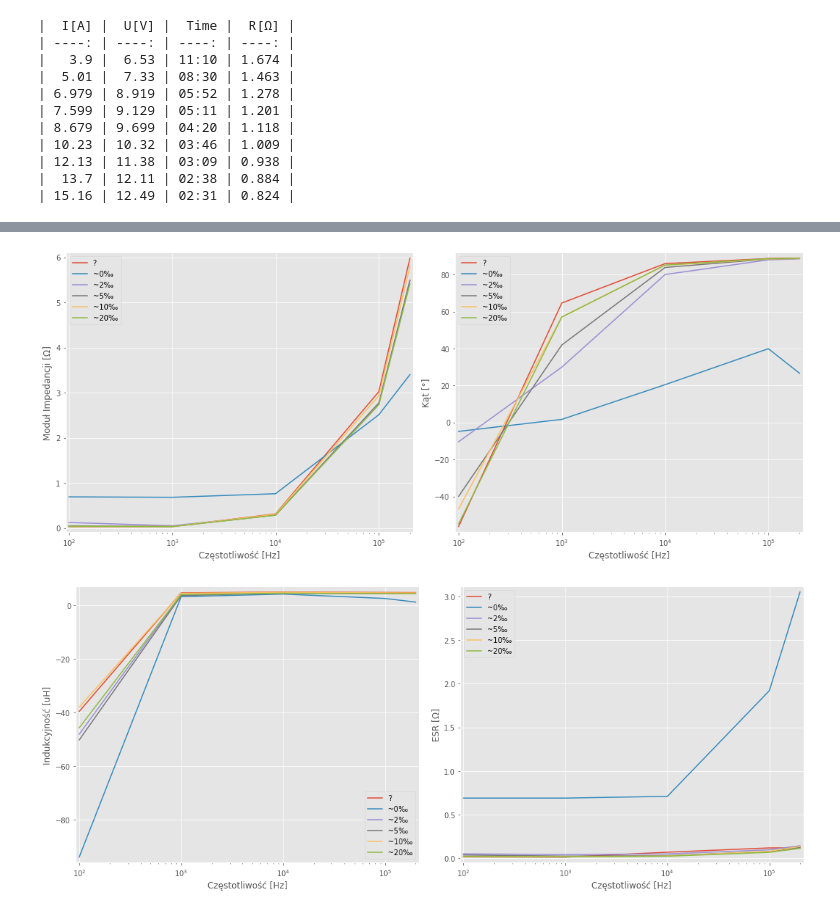
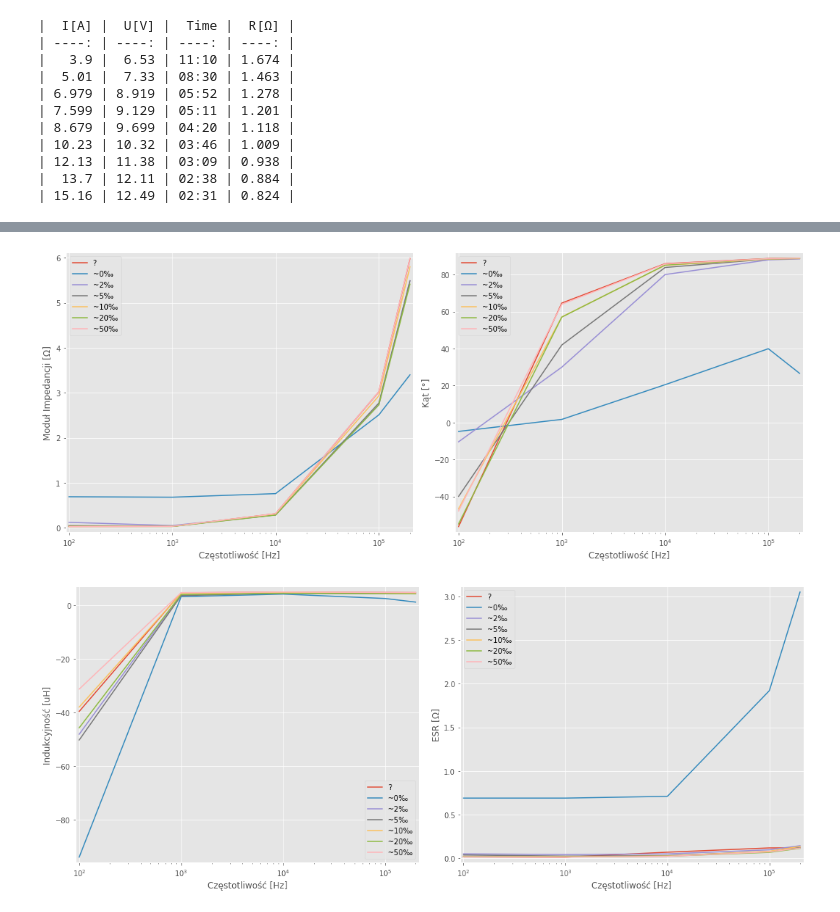
Before and after one commit to Xaeian/umg, a Jupyter notebook: jupyter/eclz-static-rlc.ipynb, the cells around one changed output, grey strips where cells are left out. Saved outputs shown, nothing was run; the diff lists cells and outputs as text; code cells hidden in the pictures.

```diff
--- a/jupyter/eclz-static-rlc.ipynb
+++ b/jupyter/eclz-static-rlc.ipynb
@@ -277,0 +319,20 @@ md.table(sys.stdout, array, md_fields, md_head, md_align)
+# %%
+I100 = [4.85, 5.54, 7.28, 8.80, 10.07, 12.12, 14.02, 17.10, 20.05, 23.01, 26.04, 30.10, 34.16, 40.1, 45.4, 50.4, 60.3, 69.7, 80.5]
+U100 = [2.25, 2.30, 2.40, 2.50, 2.59, 2.70, 2.82, 3.00, 3.16, 3.30, 3.47, 3.75, 3.86, 3.98, 4.09, 4.20, 4.33, 4.44, 4.59]
+t100 = ["14:30", "11:54", "09:06", "07:28", "06:21", "05:21", "04:35", "03:47", "03:12", "02:47", "02:28", "02:05", "01:48", "01:26", "01:15", "01:00", "00:46", "00:38", "00:31"]
+
+l100 = len(t100)
+sec100 = np.zeros(l100)
+
+for i in range(l100):
+    sec100[i] = sum([a * b for a,b in zip([60,1], map(int,t100[i].split(':')))])
+
+R100 = [a / b for a, b in zip(U100, I100)]
+P100 = [a * b for a, b in zip(I100, U100)]
+W100 = [a * b for a, b in zip(P100, sec100)]
+
+array = [0 for i in range(l100)]
+for i in range(l100):
+    array[i] = [I100[i], U100[i], t100[i], round(R100[i], 3)]
+
+md.table(sys.stdout, array, md_fields, md_head, md_align)
@@ -329,6 +414,13 @@ plt.show()
 # %%
 freq = [100, 1000, 10000, 100000, 200000]
-koh = [-1, 0, 2, 5, 10, 20]
+koh = ["?", 0, 2, 5, 10, 20, 50]
+legend = [""] * len(koh)
+
+for i in range(len(koh)):
+    if(isinstance(koh[i], str)):
+        legend[i] = koh[i]
+    else:
+        legend[i] = "~" + str(koh[i]) + "‰"
 
 Z = [
     [0.030, 0.032, 0.313, 3.023, 5.98],
@@ -336,7 +428,8 @@ Z = [
     [0.121, 0.050, 0.287, 2.736, 5.491],
     [0.049, 0.034, 0.287, 2.773, 5.489],
     [0.032, 0.033, 0.305, 2.933, 5.800],
-    [0.037, 0.030, 0.284, 2.734, 5.413]
+    [0.030, 0.030, 0.284, 2.734, 5.413],
+    [0.026, 0.033, 0.313, 3.026, 5.993]
 ]
 
 Fi = [
@@ -345,7 +438,8 @@ Fi = [
     [-10.44, 29.93, 79.99, 87.96, 88.49],
     [-40.01, 41.91, 83.83, 88.39, 88.69],
     [-46.74, 57.12, 85.01, 88.41, 88.67],
-    [-54.87, 56.99, 85.13, 88.55, 88.79]
+    [-54.87, 56.99, 85.13, 88.55, 88.79],
+    [-47.89, 63.95, 85.71, 88.58, 88.88]
 ]
 
 Ls = [
@@ -354,7 +448,8 @@ Ls = [
     [-48.12, 3.946, 4.5, 4.352, 4.308],
     [-50.28, 3.628, 4.559, 4.411, 4.365],
     [-37.99, 4.493, 4.842, 4.666, 4.615],
-    [-45.72, 4.032, 4.495, 4.345, 4.306]
+    [-45.72, 4.032, 4.495, 4.345, 4.306],
+    [-31.27, 4.738, 4.976, 4.815, 4.767]
 ]
 
 ESR = [
@@ -363,35 +458,36 @@ ESR = [
     [0.0512, 0.0437, 0.0506, 0.0973, 0.1446],
     [0.0382, 0.0254, 0.0309, 0.077, 0.126],
     [0.0223, 0.0181, 0.0265, 0.0806, 0.1356],
-    [0.0216, 0.0165, 0.0245, 0.0684, 0.1139]
+    [0.0216, 0.0165, 0.0245, 0.0684, 0.1139],
+    [0.0177, 0.0145, 0.0234, 0.0745, 0.1173]
 ]
 # %%
 figure, ch = plt.subplots(1, 2)
 figure.set_figheight(plt_height)
 figure.set_figwidth(plt_length)
 figure.subplots_adjust(wspace = 0.12, hspace = 0.15)
 
 for i in range(len(koh)):
     ch[0].plot(freq, Z[i])
     ch[1].plot(freq, Fi[i])
 
 ch[0].set_xlabel("Częstotliwość [Hz]")
 ch[0].set_ylabel("Moduł Impedancji [Ω]")
-ch[0].legend(["?", "~0‰", "~2‰", "~5‰", "~10‰", "~20‰"])
+ch[0].legend(legend)
 ch[0].margins(0.01, 0.02)
 ch[0].set_xscale('log')
 
 ch[1].set_xlabel("Częstotliwość [Hz]")
 ch[1].set_ylabel("Kąt [°]")
-ch[1].legend(["?", "~0‰", "~2‰", "~5‰", "~10‰", "~20‰"])
+ch[1].legend(legend)
 ch[1].margins(0.01, 0.02)
 ch[1].set_xscale('log')
 
 plt.savefig("./png/eclz-rlc-zfi.png", bbox_inches = 'tight')
 plt.savefig("./pdf/eclz-rlc-zfi.pdf", bbox_inches = 'tight')
 plt.show()
 # %% [output]
-[figure, old version]
+[figure, new version]
 # %%
 figure, ch = plt.subplots(1, 2)
 figure.set_figheight(plt_height)
@@ -404,13 +500,13 @@ for i in range(len(koh)):
 
 ch[0].set_xlabel("Częstotliwość [Hz]")
 ch[0].set_ylabel("Indukcyjność [uH]")
-ch[0].legend(["?", "~0‰", "~2‰", "~5‰", "~10‰", "~20‰"])
+ch[0].legend(legend)
 ch[0].margins(0.01, 0.02)
 ch[0].set_xscale('log')
 
 ch[1].set_xlabel("Częstotliwość [Hz]")
 ch[1].set_ylabel("ESR [Ω]")
-ch[1].legend(["?", "~0‰", "~2‰", "~5‰", "~10‰", "~20‰"])
+ch[1].legend(legend)
 ch[1].margins(0.01, 0.02)
 ch[1].set_xscale('log')
 
@@ -418,4 +514,4 @@ plt.savefig("./png/eclz-rlc-lsesr.png", bbox_inches = 'tight')
 plt.savefig("./pdf/eclz-rlc-lsesr.pdf", bbox_inches = 'tight')
 plt.show()
 # %% [output]
-[figure, old version]
+[figure, new version]
```
Also changed, not shown: parts of 5 cells of this notebook, 11 other files.
